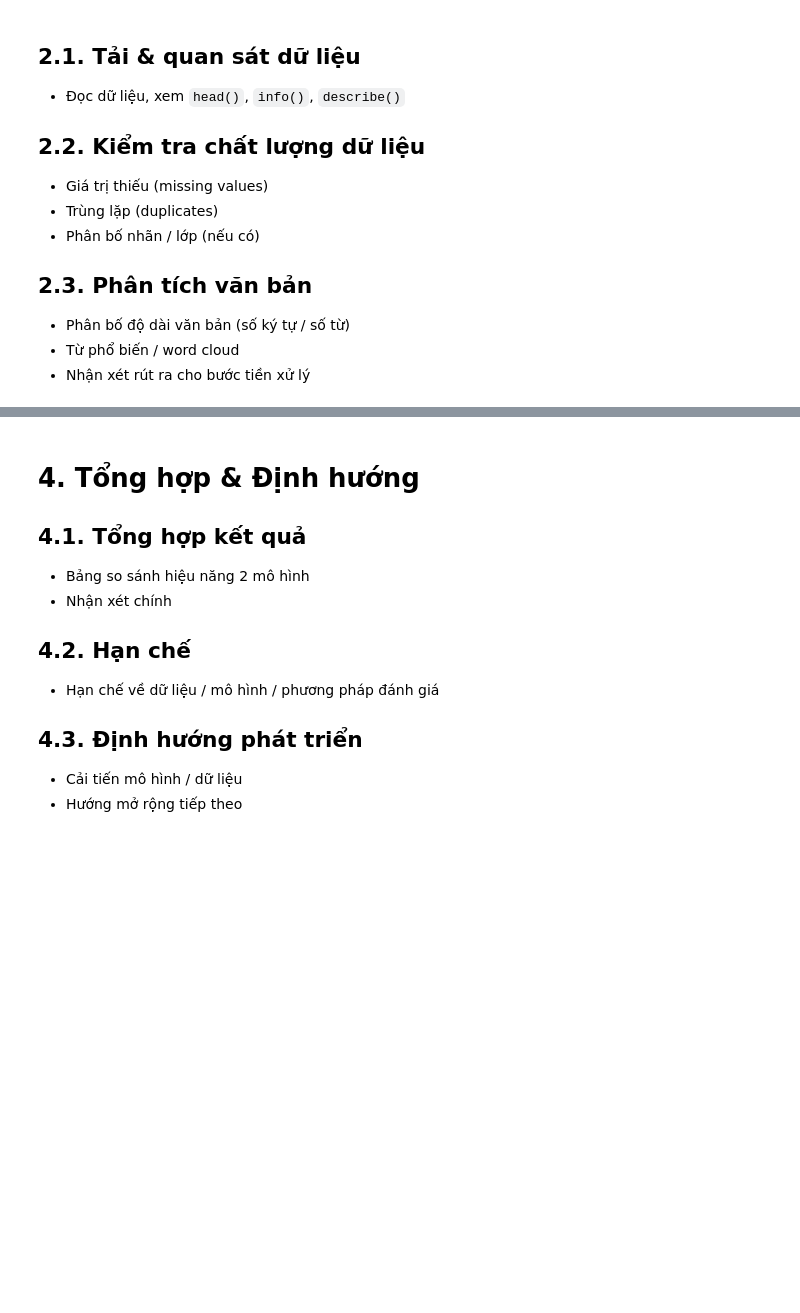
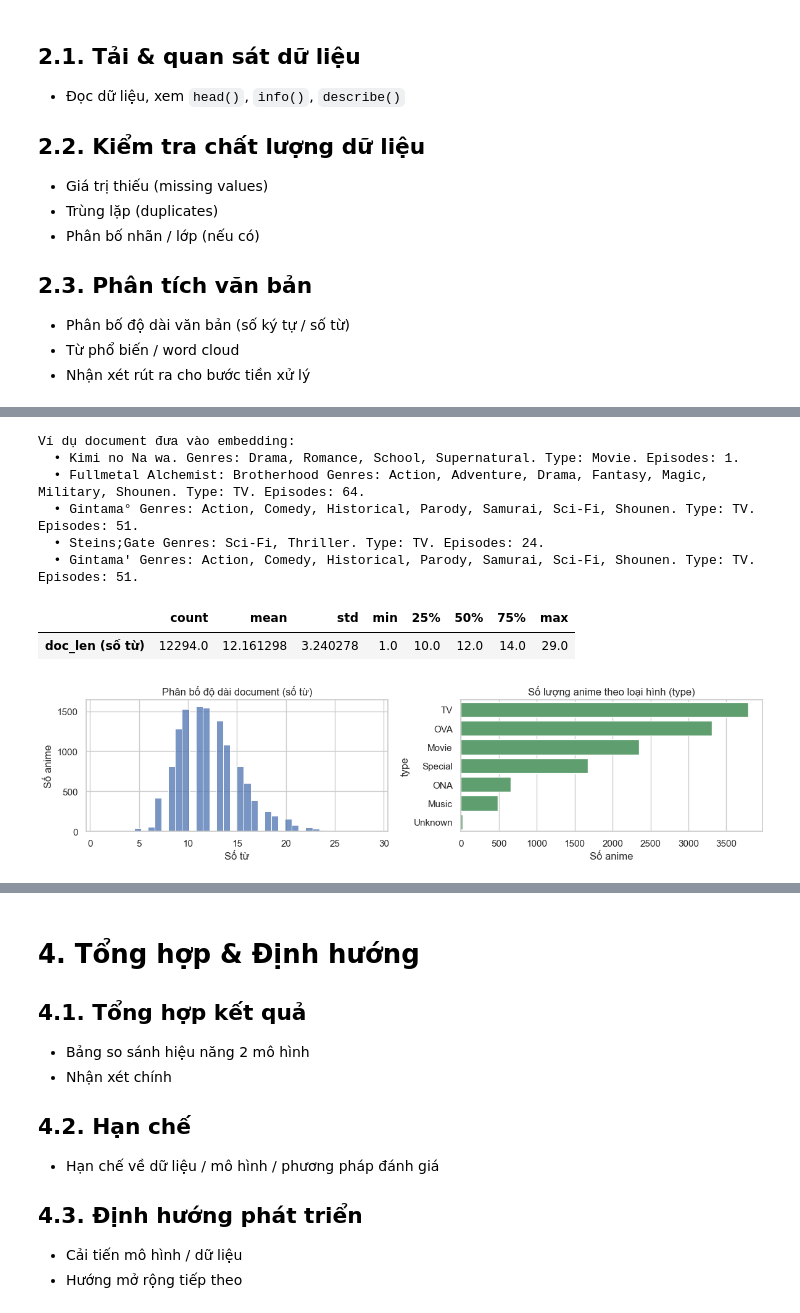
Before and after one commit to MasterSE-FSB/vector-space-model, a Jupyter notebook: vector-space-model.ipynb, the cells around one changed output, grey strips where cells are left out. Saved outputs shown, nothing was run; the diff lists cells and outputs as text; code cells hidden in the pictures; blank space fills up the shorter version.

```diff
--- a/vector-space-model.ipynb
+++ b/vector-space-model.ipynb
@@ -80,0 +134,29 @@ _(Sườn bài — nội dung chi tiết sẽ điền sau)_
+# %%
+print("Ví dụ document đưa vào embedding:")
+for doc in df["document"].head(5):
+    print("  •", doc)
+
+# Phân bố độ dài document (số từ)
+df["doc_len"] = df["document"].str.split().map(len)
+display(df["doc_len"].describe().to_frame("doc_len (số từ)").T)
+
+fig, ax = plt.subplots(1, 2, figsize=(12, 3.2))
+sns.histplot(df["doc_len"], bins=40, ax=ax[0], color="#4C72B0")
+ax[0].set_title("Phân bố độ dài document (số từ)")
+ax[0].set_xlabel("Số từ"); ax[0].set_ylabel("Số anime")
+
+top_types = df["type"].replace("", "Unknown").value_counts()
+sns.barplot(x=top_types.values, y=top_types.index, ax=ax[1], color="#55A868")
+ax[1].set_title("Số lượng anime theo loại hình (type)")
+ax[1].set_xlabel("Số anime")
+plt.tight_layout(); plt.show()
+# %% [output]
+Ví dụ document đưa vào embedding:
+  • Kimi no Na wa. Genres: Drama, Romance, School, Supernatural. Type: Movie. Episodes: 1.
+  • Fullmetal Alchemist: Brotherhood Genres: Action, Adventure, Drama, Fantasy, Magic, Military, Shounen. Type: TV. Episodes: 64.
+  • Gintama° Genres: Action, Comedy, Historical, Parody, Samurai, Sci-Fi, Shounen. Type: TV. Episodes: 51.
+  • Steins;Gate Genres: Sci-Fi, Thriller. Type: TV. Episodes: 24.
+  • Gintama' Genres: Action, Comedy, Historical, Parody, Samurai, Sci-Fi, Shounen. Type: TV. Episodes: 51.
+|  | count | mean | std | min | 25% | 50% | 75% | max |
+| doc_len (số từ) | 12294.0 | 12.161298 | 3.240278 | 1.0 | 10.0 | 12.0 | 14.0 | 29.0 |
+[figure, added]
```
Also changed, not shown: parts of 18 cells of this notebook, 1 other file.
